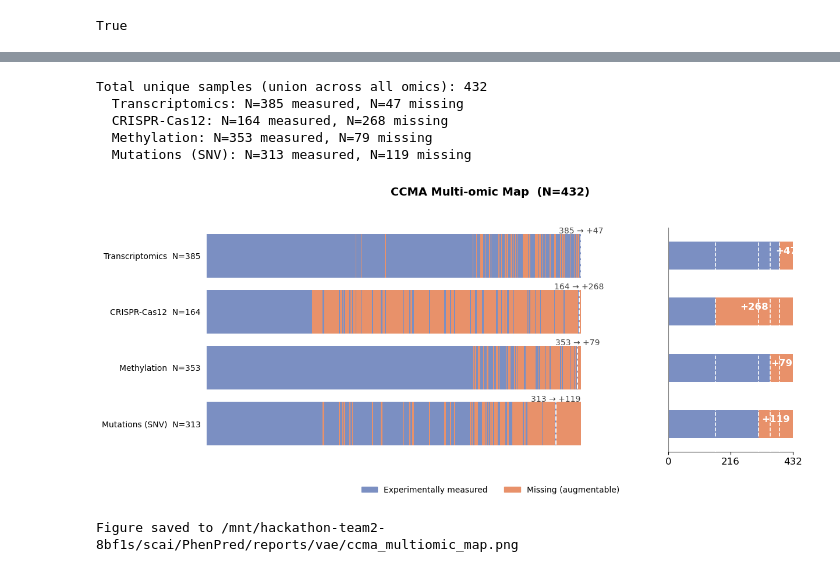
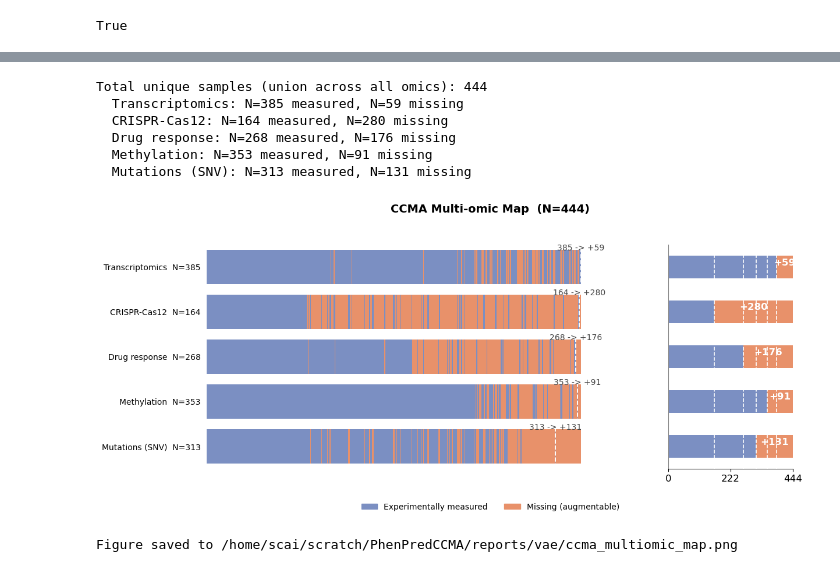
Before and after one commit to ZhaoxiangSimonCai/PhenPredCCMA, a Jupyter notebook: notebooks/preprocess_CCMA.ipynb, the cells around one changed output, grey strips where cells are left out. Cells and saved outputs as stored; diff of their text form; code cells hidden in the pictures.

```diff
--- a/notebooks/preprocess_CCMA.ipynb
+++ b/notebooks/preprocess_CCMA.ipynb
@@ -18,12 +19,12 @@ import warnings
 import numpy as np
 import pandas as pd
 
-PROJECT_ROOT = Path('/mnt/hackathon-team2-8bf1s/scai/PhenPred')
+PROJECT_ROOT = Path("/home/scai/scratch/PhenPredCCMA/")
 CCMA_DIR = PROJECT_ROOT / 'data' / 'CCMA'
 OUT_DIR = PROJECT_ROOT / 'data' / 'clines' / 'ccma_processed'
 OUT_DIR.mkdir(parents=True, exist_ok=True)
 
-PROMOTER_METH_PATH = Path('/mnt/hackathon-team2-8bf1s/CCMA/ccma_promoter.csv')
+PROMOTER_METH_PATH = CCMA_DIR / 'ccma_promoter.csv'
 PROCESS_PROMOTER = True
 
 # Optional fallback: transpose ~1.07M EPIC probes if promoter methylation is unavailable.
@@ -32,7 +33,20 @@ PROCESS_EPIC = False
 # Optional pilot mode for epic transpose; leave None to process full file when PROCESS_EPIC=True.
 EPIC_MAX_FEATURES = None
 
+TOP_CRISPR_FEATURES = 500
+TOP_DRUG_FEATURES = 500
+
+# Use the DepMap transcriptomics feature index as the RNA keep-list.
+TRANSCRIPTOMICS_REFERENCE_PATH = (
+    PROJECT_ROOT / 'data' / 'clines' / 'depmap23Q2' / 'OmicsExpressionGenesExpectedCountProfileVoom.csv'
+)
+FILTER_TRANSCRIPTOMICS_TO_REFERENCE = True
+
 print(f'CCMA_DIR={CCMA_DIR}')
 print(f'OUT_DIR={OUT_DIR}')
 print(f'PROMOTER_METH_PATH={PROMOTER_METH_PATH}')
+print(f'TOP_CRISPR_FEATURES={TOP_CRISPR_FEATURES}')
+print(f'TOP_DRUG_FEATURES={TOP_DRUG_FEATURES}')
+print(f'TRANSCRIPTOMICS_REFERENCE_PATH={TRANSCRIPTOMICS_REFERENCE_PATH}')
+print(f'FILTER_TRANSCRIPTOMICS_TO_REFERENCE={FILTER_TRANSCRIPTOMICS_TO_REFERENCE}')
 # %% [output]
@@ -53,7 +71,7 @@ def quick_csv_schema(path, preview_cols=6):
         'header_preview': header[:preview_cols],
     }
 
-files = ['cas12.csv', 'rnaseq.csv', 'epic.csv', 'snv.csv']
+files = ['cas12.csv', 'drug.csv', 'rnaseq.csv', 'epic.csv', 'snv.csv']
 schema = [quick_csv_schema(CCMA_DIR / f) for f in files]
 if PROMOTER_METH_PATH.exists():
     schema.append(quick_csv_schema(PROMOTER_METH_PATH))
@@ -131,0 +199,16 @@ first 5 columns: ['A1BG', 'A1CF', 'A2M', 'A2ML1', 'A3GALT2']
+# %%
+# 2) drug -> PhenPred-like drugresponse matrix (features x samples, top-variable subset)
+drug_raw = pd.read_csv(CCMA_DIR / 'drug.csv', low_memory=False)
+drug = drug_raw.rename(columns={drug_raw.columns[0]: 'ModelID'}).set_index('ModelID')
+drug = drug.replace('NA', np.nan).apply(pd.to_numeric, errors='coerce')
+drug.columns = [normalize_drug_name(c) for c in drug.columns]
+drug = dedupe_columns_by_mean(drug)
+drug, drug_var = select_top_variable_features(drug, TOP_DRUG_FEATURES)
+
+drug_out = OUT_DIR / 'drugresponse_ccma.csv'
+drug.T.to_csv(drug_out, index=True, index_label='')
+
+print('drug_out:', drug_out)
+print('shape:', drug.T.shape)
+print('selected drugs:', len(drug.columns))
+print('top 10 drugs by variance:', drug_var.head(10).index.tolist())
@@ -385,6 +663,7 @@ import pandas as pd
 omic_files = {
     'Transcriptomics': (OUT_DIR / 'transcriptomics_ccma.csv',  'feat_x_samp'),
     'CRISPR-Cas12':    (OUT_DIR / 'crisprcas9_ccma.csv',       'samp_x_feat'),
+    'Drug response':   (OUT_DIR / 'drugresponse_ccma.csv',     'feat_x_samp'),
     'Methylation':     (OUT_DIR / 'methylation_ccma.csv',      'feat_x_samp'),
     'Mutations (SNV)': (OUT_DIR / 'mutations_binary_ccma.csv', 'feat_x_samp'),
 }
@@ -491,7 +770,7 @@ for i in range(n_omics):
     n_m = int(n_measured[i])
     n_a = int(n_augment[i])
     ax_rug.text(bx, y1 + gap * 0.55,
-                f'{n_m:,} → +{n_a:,}',
+                f'{n_m:,} -> +{n_a:,}',
                 ha='center', va='top', fontsize=10,
                 color='#444444', zorder=6)
 
@@ -513,37 +792,38 @@ for i in range(n_omics):
                 color='white', fontweight='bold', zorder=6)
 
 ax_bar.set_xlim(0, N_total)
 ax_bar.set_ylim(ax_rug.get_ylim())
 ax_bar.set_yticks([])
 ax_bar.axvline(0, color='grey', lw=0.8)
 ax_bar.set_xticks([0, N_total // 2, N_total])
 ax_bar.set_xticklabels(['0', str(N_total // 2), str(N_total)], fontsize=12)
 ax_bar.spines[['top', 'right', 'left']].set_visible(False)
 ax_bar.tick_params(bottom=True)
 
 # ── Shared title and legend ───────────────────────────────────────────────────
 fig.suptitle(
     f"CCMA Multi-omic Map  (N={N_total:,})",
     fontsize=14, fontweight='bold', y=1.02
 )
 
 legend_patches = [
     mpatches.Patch(color=CLR_MEASURED, label='Experimentally measured'),
     mpatches.Patch(color=CLR_AUGMENT,  label='Missing (augmentable)'),
 ]
 fig.legend(handles=legend_patches, loc='lower center', ncol=2,
            bbox_to_anchor=(0.5, -0.06), fontsize=10, frameon=False)
 
 plt.tight_layout()
 out_path = PROJECT_ROOT / 'reports' / 'vae' / 'ccma_multiomic_map.png'
 plt.savefig(out_path, dpi=150, bbox_inches='tight')
 plt.show()
 print(f"Figure saved to {out_path}")
 # %% [output]
-Total unique samples (union across all omics): 432
-  Transcriptomics: N=385 measured, N=47 missing
-  CRISPR-Cas12: N=164 measured, N=268 missing
-  Methylation: N=353 measured, N=79 missing
-  Mutations (SNV): N=313 measured, N=119 missing
+Total unique samples (union across all omics): 444
+  Transcriptomics: N=385 measured, N=59 missing
+  CRISPR-Cas12: N=164 measured, N=280 missing
+  Drug response: N=268 measured, N=176 missing
+  Methylation: N=353 measured, N=91 missing
+  Mutations (SNV): N=313 measured, N=131 missing
-[figure, old version]
+[figure, new version]
-Figure saved to /mnt/hackathon-team2-8bf1s/scai/PhenPred/reports/vae/ccma_multiomic_map.png
+Figure saved to /home/scai/scratch/PhenPredCCMA/reports/vae/ccma_multiomic_map.png
```
Also changed, not shown: parts of 17 cells of this notebook, 10 other files.
